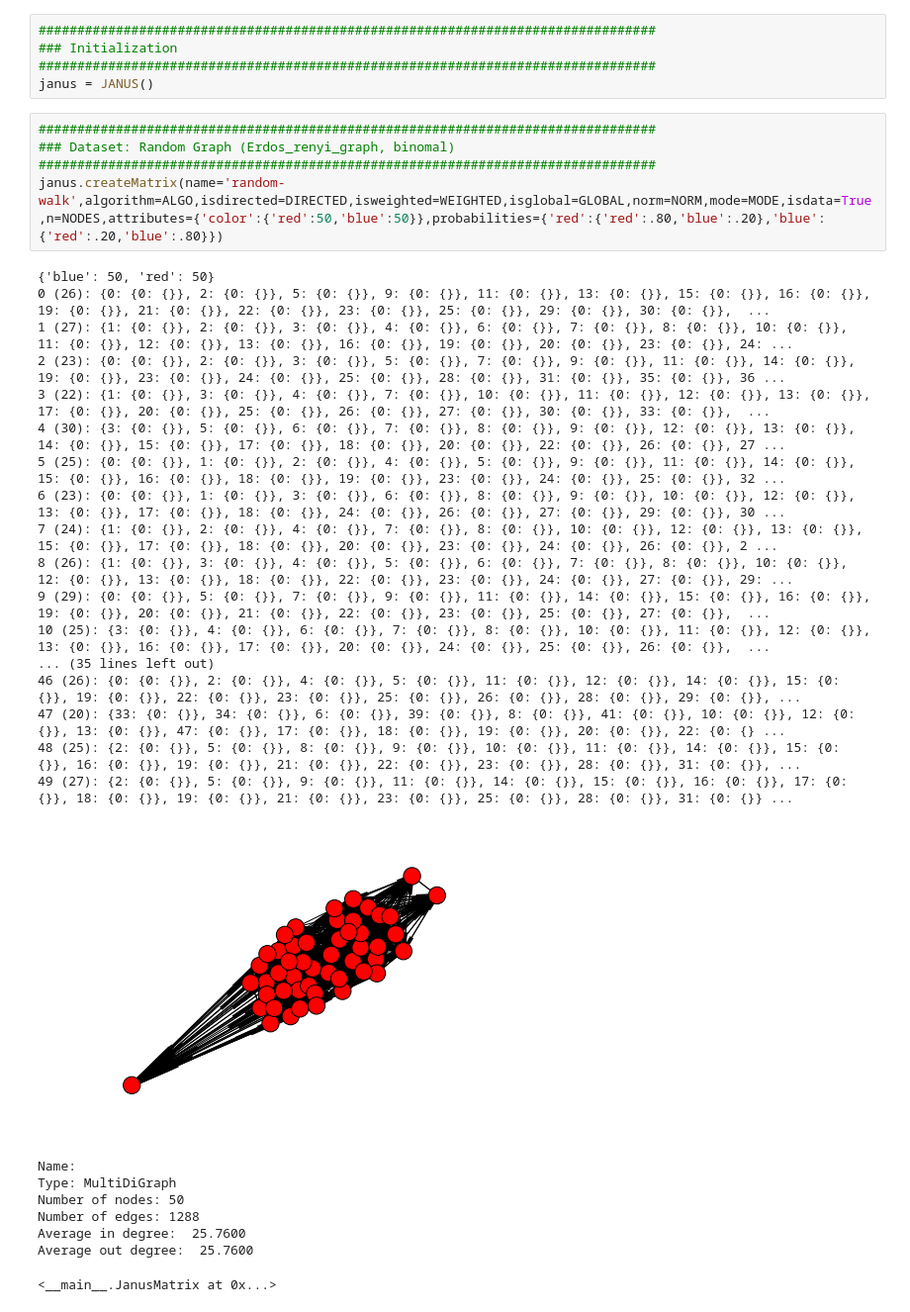
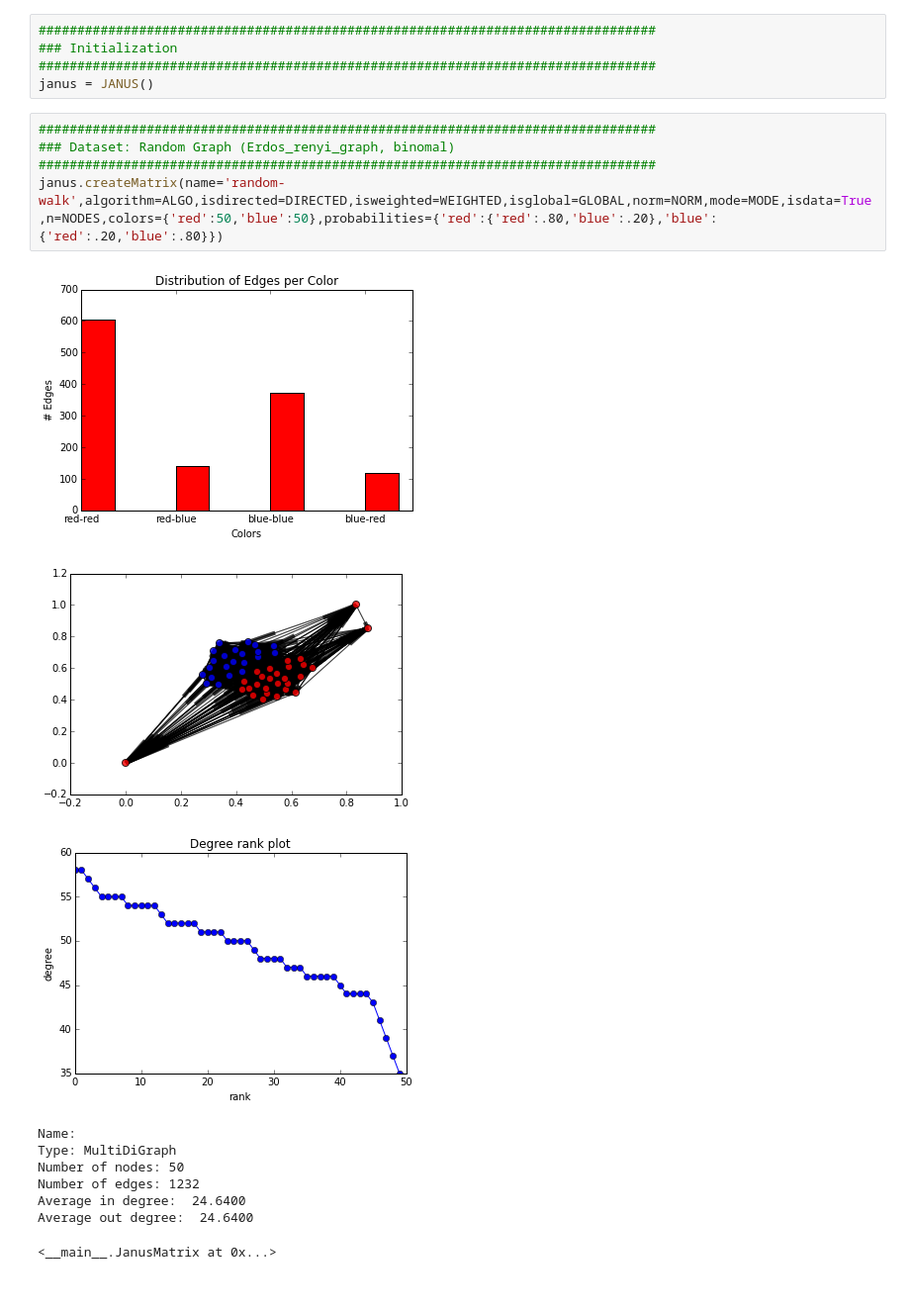
Before and after one commit to lisette-espin/JANUS, a Jupyter notebook: JANUS - Global, Weighted, Synthetic Data (Biased Random Walk Graph).ipynb, the cells around one changed output. Shown at 99% size. Cells and saved outputs as stored; diff of their text form.

```diff
--- a/JANUS - Global, Weighted, Synthetic Data (Biased Random Walk Graph).ipynb
+++ b/JANUS - Global, Weighted, Synthetic Data (Biased Random Walk Graph).ipynb
@@ -550,31 +636,16 @@ janus = JANUS()
 # %%
 ################################################################################
 ### Dataset: Random Graph (Erdos_renyi_graph, binomal)
 ################################################################################
-janus.createMatrix(name='random-walk',algorithm=ALGO,isdirected=DIRECTED,isweighted=WEIGHTED,isglobal=GLOBAL,norm=NORM,mode=MODE,isdata=True,n=NODES,attributes={'color':{'red':50,'blue':50}},probabilities={'red':{'red':.80,'blue':.20},'blue':{'red':.20,'blue':.80}})
+janus.createMatrix(name='random-walk',algorithm=ALGO,isdirected=DIRECTED,isweighted=WEIGHTED,isglobal=GLOBAL,norm=NORM,mode=MODE,isdata=True,n=NODES,colors={'red':50,'blue':50},probabilities={'red':{'red':.80,'blue':.20},'blue':{'red':.20,'blue':.80}})
 # %% [output]
+[figure, new version]
+[figure, added]
+[figure, added]
-{'blue': 50, 'red': 50}
-0 (26): {0: {0: {}}, 2: {0: {}}, 5: {0: {}}, 9: {0: {}}, 11: {0: {}}, 13: {0: {}}, 15: {0: {}}, 16: {0: {}}, 19: {0: {}}, 21: {0: {}}, 22: {0: {}}, 23: {0: {}}, 25: {0: {}}, 29: {0: {}}, 30: {0: {}},  ...
-1 (27): {1: {0: {}}, 2: {0: {}}, 3: {0: {}}, 4: {0: {}}, 6: {0: {}}, 7: {0: {}}, 8: {0: {}}, 10: {0: {}}, 11: {0: {}}, 12: {0: {}}, 13: {0: {}}, 16: {0: {}}, 19: {0: {}}, 20: {0: {}}, 23: {0: {}}, 24: ...
-2 (23): {0: {0: {}}, 2: {0: {}}, 3: {0: {}}, 5: {0: {}}, 7: {0: {}}, 9: {0: {}}, 11: {0: {}}, 14: {0: {}}, 19: {0: {}}, 23: {0: {}}, 24: {0: {}}, 25: {0: {}}, 28: {0: {}}, 31: {0: {}}, 35: {0: {}}, 36 ...
-3 (22): {1: {0: {}}, 3: {0: {}}, 4: {0: {}}, 7: {0: {}}, 10: {0: {}}, 11: {0: {}}, 12: {0: {}}, 13: {0: {}}, 17: {0: {}}, 20: {0: {}}, 25: {0: {}}, 26: {0: {}}, 27: {0: {}}, 30: {0: {}}, 33: {0: {}},  ...
-4 (30): {3: {0: {}}, 5: {0: {}}, 6: {0: {}}, 7: {0: {}}, 8: {0: {}}, 9: {0: {}}, 12: {0: {}}, 13: {0: {}}, 14: {0: {}}, 15: {0: {}}, 17: {0: {}}, 18: {0: {}}, 20: {0: {}}, 22: {0: {}}, 26: {0: {}}, 27 ...
-5 (25): {0: {0: {}}, 1: {0: {}}, 2: {0: {}}, 4: {0: {}}, 5: {0: {}}, 9: {0: {}}, 11: {0: {}}, 14: {0: {}}, 15: {0: {}}, 16: {0: {}}, 18: {0: {}}, 19: {0: {}}, 23: {0: {}}, 24: {0: {}}, 25: {0: {}}, 32 ...
-6 (23): {0: {0: {}}, 1: {0: {}}, 3: {0: {}}, 6: {0: {}}, 8: {0: {}}, 9: {0: {}}, 10: {0: {}}, 12: {0: {}}, 13: {0: {}}, 17: {0: {}}, 18: {0: {}}, 24: {0: {}}, 26: {0: {}}, 27: {0: {}}, 29: {0: {}}, 30 ...
-7 (24): {1: {0: {}}, 2: {0: {}}, 4: {0: {}}, 7: {0: {}}, 8: {0: {}}, 10: {0: {}}, 12: {0: {}}, 13: {0: {}}, 15: {0: {}}, 17: {0: {}}, 18: {0: {}}, 20: {0: {}}, 23: {0: {}}, 24: {0: {}}, 26: {0: {}}, 2 ...
-8 (26): {1: {0: {}}, 3: {0: {}}, 4: {0: {}}, 5: {0: {}}, 6: {0: {}}, 7: {0: {}}, 8: {0: {}}, 10: {0: {}}, 12: {0: {}}, 13: {0: {}}, 18: {0: {}}, 22: {0: {}}, 23: {0: {}}, 24: {0: {}}, 27: {0: {}}, 29: ...
-9 (29): {0: {0: {}}, 5: {0: {}}, 7: {0: {}}, 9: {0: {}}, 11: {0: {}}, 14: {0: {}}, 15: {0: {}}, 16: {0: {}}, 19: {0: {}}, 20: {0: {}}, 21: {0: {}}, 22: {0: {}}, 23: {0: {}}, 25: {0: {}}, 27: {0: {}},  ...
-10 (25): {3: {0: {}}, 4: {0: {}}, 6: {0: {}}, 7: {0: {}}, 8: {0: {}}, 10: {0: {}}, 11: {0: {}}, 12: {0: {}}, 13: {0: {}}, 16: {0: {}}, 17: {0: {}}, 20: {0: {}}, 24: {0: {}}, 25: {0: {}}, 26: {0: {}},  ...
-... (35 lines left out)
-46 (26): {0: {0: {}}, 2: {0: {}}, 4: {0: {}}, 5: {0: {}}, 11: {0: {}}, 12: {0: {}}, 14: {0: {}}, 15: {0: {}}, 19: {0: {}}, 22: {0: {}}, 23: {0: {}}, 25: {0: {}}, 26: {0: {}}, 28: {0: {}}, 29: {0: {}}, ...
-47 (20): {33: {0: {}}, 34: {0: {}}, 6: {0: {}}, 39: {0: {}}, 8: {0: {}}, 41: {0: {}}, 10: {0: {}}, 12: {0: {}}, 13: {0: {}}, 47: {0: {}}, 17: {0: {}}, 18: {0: {}}, 19: {0: {}}, 20: {0: {}}, 22: {0: {} ...
-48 (25): {2: {0: {}}, 5: {0: {}}, 8: {0: {}}, 9: {0: {}}, 10: {0: {}}, 11: {0: {}}, 14: {0: {}}, 15: {0: {}}, 16: {0: {}}, 19: {0: {}}, 21: {0: {}}, 22: {0: {}}, 23: {0: {}}, 28: {0: {}}, 31: {0: {}}, ...
-49 (27): {2: {0: {}}, 5: {0: {}}, 9: {0: {}}, 11: {0: {}}, 14: {0: {}}, 15: {0: {}}, 16: {0: {}}, 17: {0: {}}, 18: {0: {}}, 19: {0: {}}, 21: {0: {}}, 23: {0: {}}, 25: {0: {}}, 28: {0: {}}, 31: {0: {}} ...
+Name:
+Type: MultiDiGraph
+Number of nodes: 50
+Number of edges: 1232
+Average in degree:  24.6400
+Average out degree:  24.6400
-[figure, old version]
-Name:
-Type: MultiDiGraph
-Number of nodes: 50
-Number of edges: 1288
-Average in degree:  25.7600
-Average out degree:  25.7600
+<__main__.JanusMatrix at 0x...>
-<__main__.JanusMatrix at 0x...>
```
Also changed, not shown: parts of 10 cells of this notebook, 1 other file.
